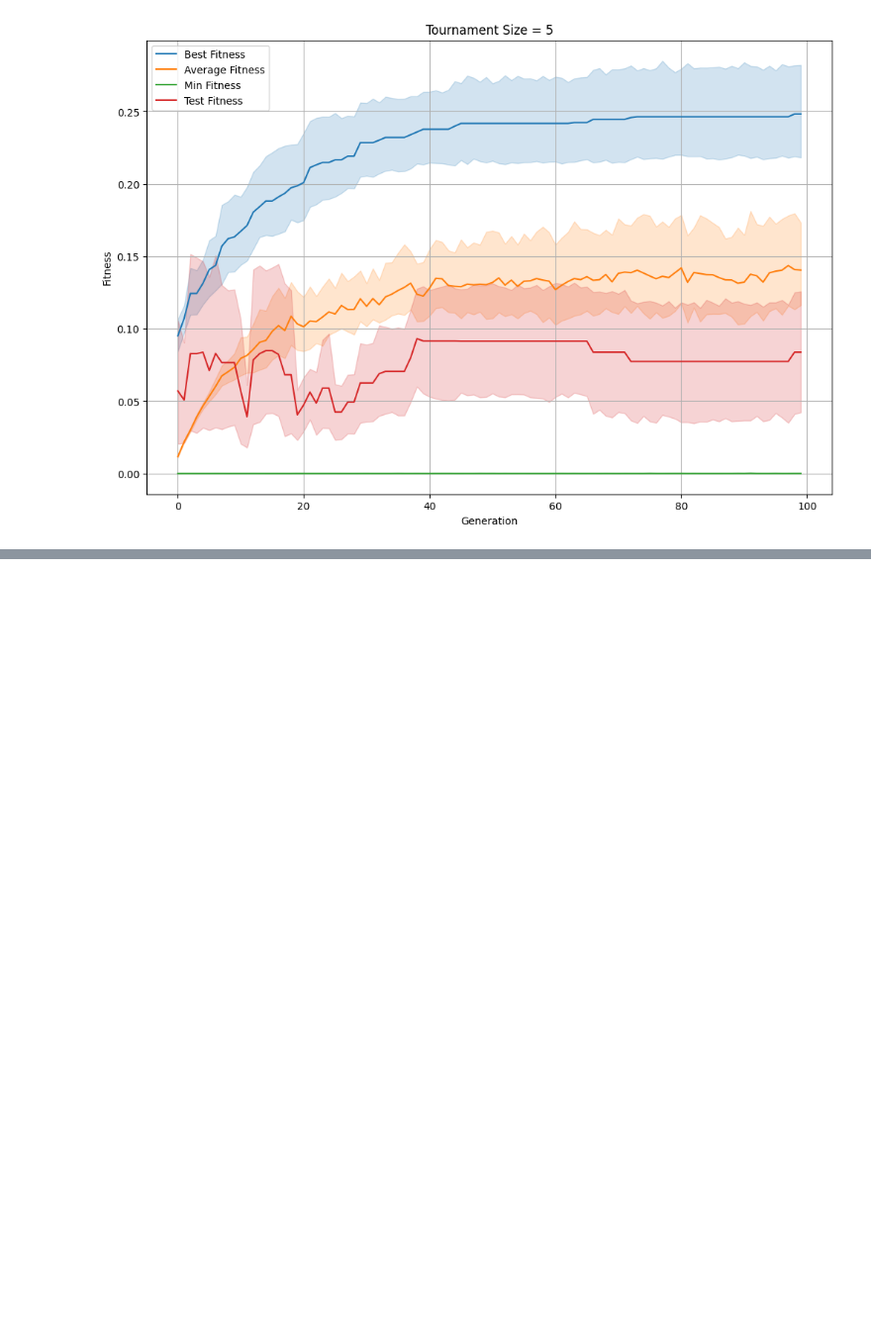
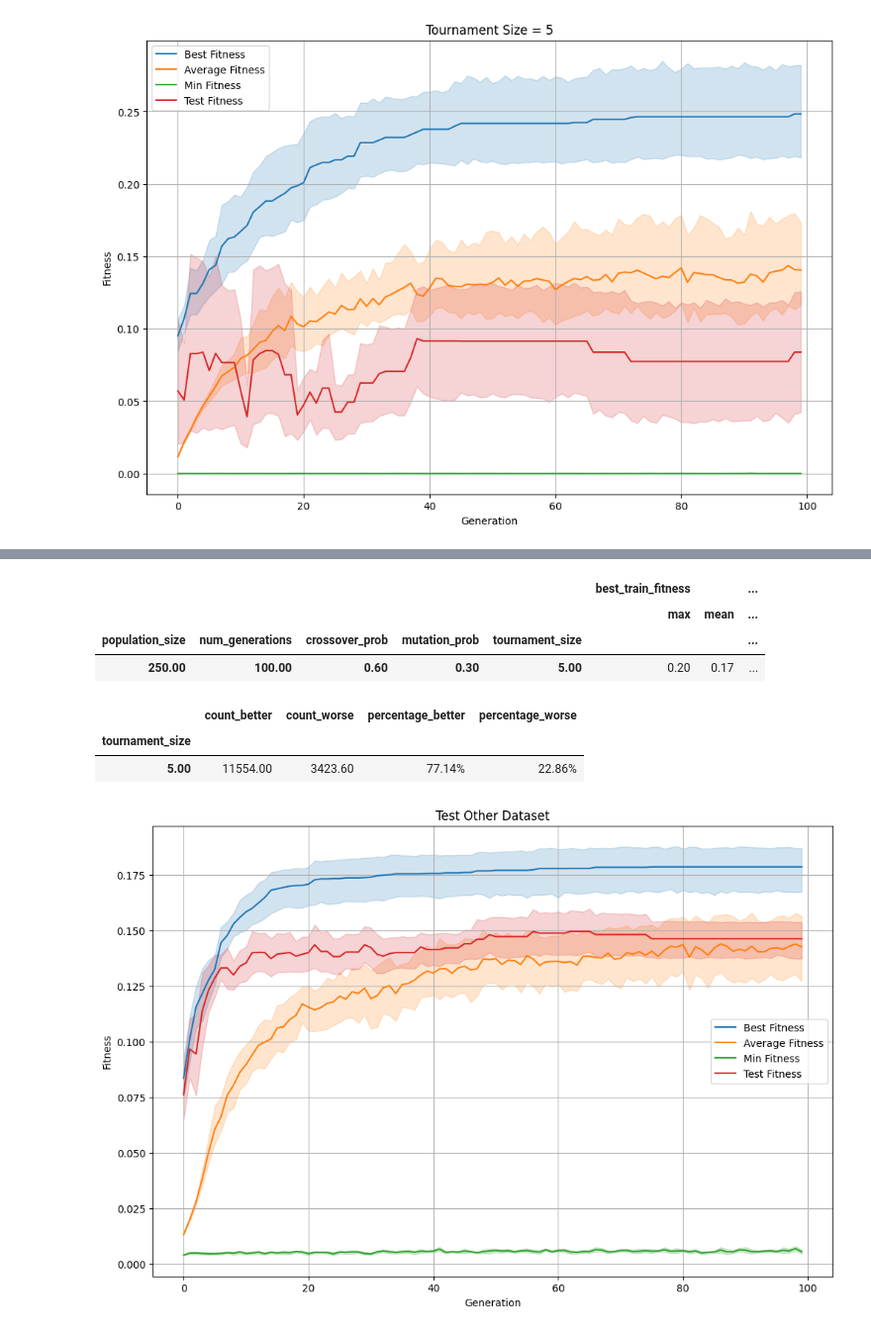
Before and after one commit to JoaoLucas23/TP1-CompNat, a Jupyter notebook: results.ipynb, the cells around one changed output, grey strips where cells are left out. Shown: that part at 99% size. Saved outputs shown, nothing was run; the diff lists cells and outputs as text; code cells hidden in the pictures; blank space fills up the shorter version.

```diff
--- a/results.ipynb
+++ b/results.ipynb
@@ -329,0 +421,62 @@ plt.show()
+# %%
+df_history['population_size'] = df_history['config'].apply(lambda x: x['population_size'])
+df_history['num_generations'] = df_history['config'].apply(lambda x: x['num_generations'])
+df_history['crossover_prob'] = df_history['config'].apply(lambda x: x['crossover_prob'])
+df_history['mutation_prob'] = df_history['config'].apply(lambda x: x['mutation_prob'])
+df_history['tournament_size'] = df_history['config'].apply(lambda x: x['tournament_size'])
+
+
+table_results = df_history.groupby(['population_size', 'num_generations', 'crossover_prob', 'mutation_prob', 'tournament_size']).agg({
+    'best_fitness': ['max','mean','std'],
+    'test_fitness': 'mean'
+}).reset_index().set_index(['population_size', 'num_generations', 'crossover_prob', 'mutation_prob', 'tournament_size'])
+
+table_results = table_results.round(2).rename(columns={
+    'best_fitness': 'best_train_fitness'
+})
+
+display(table_results.style.background_gradient(cmap='viridis', axis=0).format("{:.2f}").format_index("{:.2f}"))
+# %% [output]
+|  |  |  |  |  | best_train_fitness |  | ... |
+|  |  |  |  |  | max | mean | ... |
+| population_size | num_generations | crossover_prob | mutation_prob | tournament_size |  |  | ... |
+| 250.00 | 100.00 | 0.60 | 0.30 | 5.00 | 0.20 | 0.17 | ... |
+# %%
+df_grouped = df_history.groupby(['tournament_size']).agg({'count_better': 'mean', 'count_worse': 'mean'}).reset_index()
+
+df_grouped['percentage_better'] = df_grouped['count_better'] / (df_grouped['count_better'] + df_grouped['count_worse']) * 100
+df_grouped['percentage_worse'] = df_grouped['count_worse'] / (df_grouped['count_better'] + df_grouped['count_worse']) * 100
+
+df_grouped['percentage_better'] = df_grouped['percentage_better'].round(2).astype(str) + '%'
+df_grouped['percentage_worse'] = df_grouped['percentage_worse'].round(2).astype(str) + '%'
+
+df_grouped = df_grouped.set_index(['tournament_size'])
+display(df_grouped.style.format_index("{:.2f}").format("{:.2f}", subset=['count_better', 'count_worse']))
+# %% [output]
+|  | count_better | count_worse | percentage_better | percentage_worse |
+| tournament_size |  |  |  |  |
+| 5.00 | 11554.00 | 3423.60 | 77.14% | 22.86% |
+# %%
+plt.figure(figsize=(12, 8))
+
+# Plot Best Fitness
+sns.lineplot(data=df_history, x='generation', y='best_fitness', label='Best Fitness', )
+
+# Plot Average Fitness
+sns.lineplot(data=df_history, x='generation', y='average_fitness', label='Average Fitness')
+
+# Plot Min Fitness
+sns.lineplot(data=df_history, x='generation', y='min_fitness', label='Min Fitness')
+
+# Plot Test Fitness
+sns.lineplot(data=df_history, x='generation', y='test_fitness', label='Test Fitness')
+
+# Configure the plot
+plt.xlabel('Generation')
+plt.ylabel('Fitness')
+plt.title('Test Other Dataset')
+plt.legend()
+plt.grid(True)
+plt.show()
+# %% [output]
+[figure, added]
```
Also changed, not shown: parts of 7 cells of this notebook, 26 other files.
